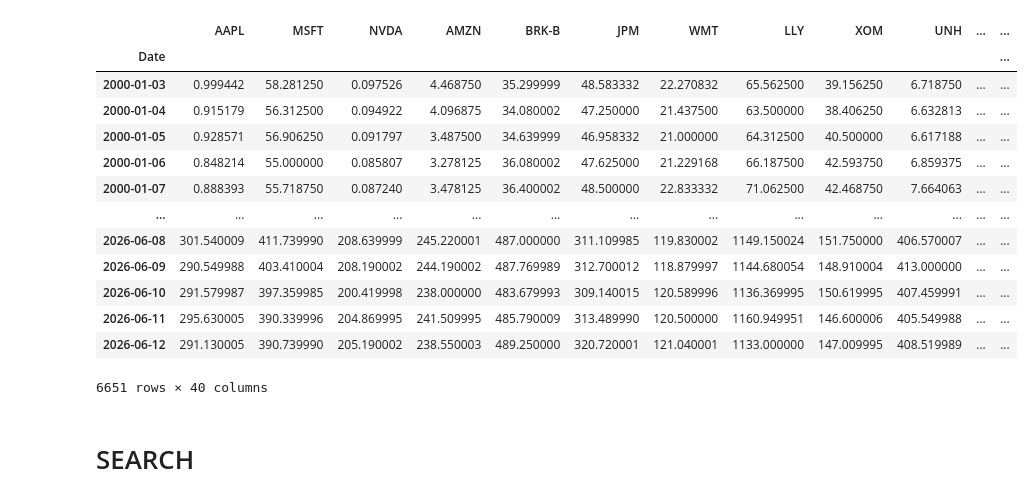
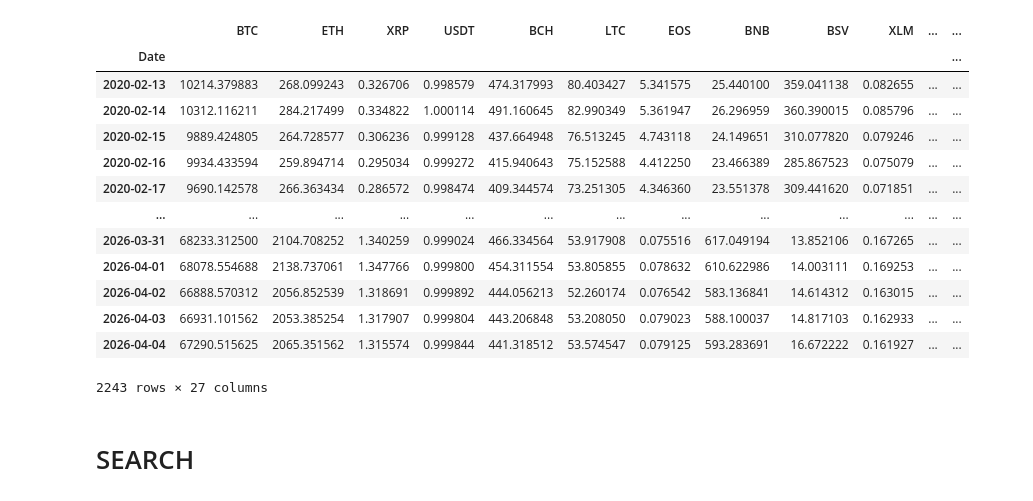
Before and after one commit to Familenko/DCA, a Jupyter notebook: notebooks/search_params.ipynb, the cells around one changed output. Cells and saved outputs as stored; diff of their text form; code cells hidden in the pictures.

```diff
--- a/notebooks/search_params.ipynb
+++ b/notebooks/search_params.ipynb
@@ -23,22 +25,22 @@ STRATEGIES = {
 }
 # %%
-df_prices = pd.read_csv("data/test_stocks.csv", index_col=0, parse_dates=True).dropna(axis=1)
+df_prices = pd.read_csv("data/test_crypto.csv", index_col=0, parse_dates=True).dropna(axis=1)
 df_prices
 # %% [output]
-|  | AAPL | MSFT | NVDA | AMZN | BRK-B | JPM | WMT | LLY | XOM | UNH | ... | ... |
+|  | BTC | ETH | XRP | USDT | BCH | LTC | EOS | BNB | BSV | XLM | ... | ... |
 | Date |  |  |  |  |  |  |  |  |  |  |  | ... |
-| 2000-01-03 | 0.999442 | 58.281250 | 0.097526 | 4.468750 | 35.299999 | 48.583332 | 22.270832 | 65.562500 | 39.156250 | 6.718750 | ... | ... |
-| 2000-01-04 | 0.915179 | 56.312500 | 0.094922 | 4.096875 | 34.080002 | 47.250000 | 21.437500 | 63.500000 | 38.406250 | 6.632813 | ... | ... |
-| 2000-01-05 | 0.928571 | 56.906250 | 0.091797 | 3.487500 | 34.639999 | 46.958332 | 21.000000 | 64.312500 | 40.500000 | 6.617188 | ... | ... |
-| 2000-01-06 | 0.848214 | 55.000000 | 0.085807 | 3.278125 | 36.080002 | 47.625000 | 21.229168 | 66.187500 | 42.593750 | 6.859375 | ... | ... |
-| 2000-01-07 | 0.888393 | 55.718750 | 0.087240 | 3.478125 | 36.400002 | 48.500000 | 22.833332 | 71.062500 | 42.468750 | 7.664063 | ... | ... |
+| 2020-02-13 | 10214.379883 | 268.099243 | 0.326706 | 0.998579 | 474.317993 | 80.403427 | 5.341575 | 25.440100 | 359.041138 | 0.082655 | ... | ... |
+| 2020-02-14 | 10312.116211 | 284.217499 | 0.334822 | 1.000114 | 491.160645 | 82.990349 | 5.361947 | 26.296959 | 360.390015 | 0.085796 | ... | ... |
+| 2020-02-15 | 9889.424805 | 264.728577 | 0.306236 | 0.999128 | 437.664948 | 76.513245 | 4.743118 | 24.149651 | 310.077820 | 0.079246 | ... | ... |
+| 2020-02-16 | 9934.433594 | 259.894714 | 0.295034 | 0.999272 | 415.940643 | 75.152588 | 4.412250 | 23.466389 | 285.867523 | 0.075079 | ... | ... |
+| 2020-02-17 | 9690.142578 | 266.363434 | 0.286572 | 0.998474 | 409.344574 | 73.251305 | 4.346360 | 23.551378 | 309.441620 | 0.071851 | ... | ... |
 | ... | ... | ... | ... | ... | ... | ... | ... | ... | ... | ... | ... | ... |
-| 2026-06-08 | 301.540009 | 411.739990 | 208.639999 | 245.220001 | 487.000000 | 311.109985 | 119.830002 | 1149.150024 | 151.750000 | 406.570007 | ... | ... |
-| 2026-06-09 | 290.549988 | 403.410004 | 208.190002 | 244.190002 | 487.769989 | 312.700012 | 118.879997 | 1144.680054 | 148.910004 | 413.000000 | ... | ... |
-| 2026-06-10 | 291.579987 | 397.359985 | 200.419998 | 238.000000 | 483.679993 | 309.140015 | 120.589996 | 1136.369995 | 150.619995 | 407.459991 | ... | ... |
-| 2026-06-11 | 295.630005 | 390.339996 | 204.869995 | 241.509995 | 485.790009 | 313.489990 | 120.500000 | 1160.949951 | 146.600006 | 405.549988 | ... | ... |
-| 2026-06-12 | 291.130005 | 390.739990 | 205.190002 | 238.550003 | 489.250000 | 320.720001 | 121.040001 | 1133.000000 | 147.009995 | 408.519989 | ... | ... |
+| 2026-03-31 | 68233.312500 | 2104.708252 | 1.340259 | 0.999024 | 466.334564 | 53.917908 | 0.075516 | 617.049194 | 13.852106 | 0.167265 | ... | ... |
+| 2026-04-01 | 68078.554688 | 2138.737061 | 1.347766 | 0.999800 | 454.311554 | 53.805855 | 0.078632 | 610.622986 | 14.003111 | 0.169253 | ... | ... |
+| 2026-04-02 | 66888.570312 | 2056.852539 | 1.318691 | 0.999892 | 444.056213 | 52.260174 | 0.076542 | 583.136841 | 14.614312 | 0.163015 | ... | ... |
+| 2026-04-03 | 66931.101562 | 2053.385254 | 1.317907 | 0.999804 | 443.206848 | 53.208050 | 0.079023 | 588.100037 | 14.817103 | 0.162933 | ... | ... |
+| 2026-04-04 | 67290.515625 | 2065.351562 | 1.315574 | 0.999844 | 441.318512 | 53.574547 | 0.079125 | 593.283691 | 16.672222 | 0.161927 | ... | ... |
-6651 rows × 40 columns
+2243 rows × 27 columns
 # %% [markdown]
 # SEARCH
 # %%
```
Also changed, not shown: parts of 10 cells of this notebook, 4 other files.
